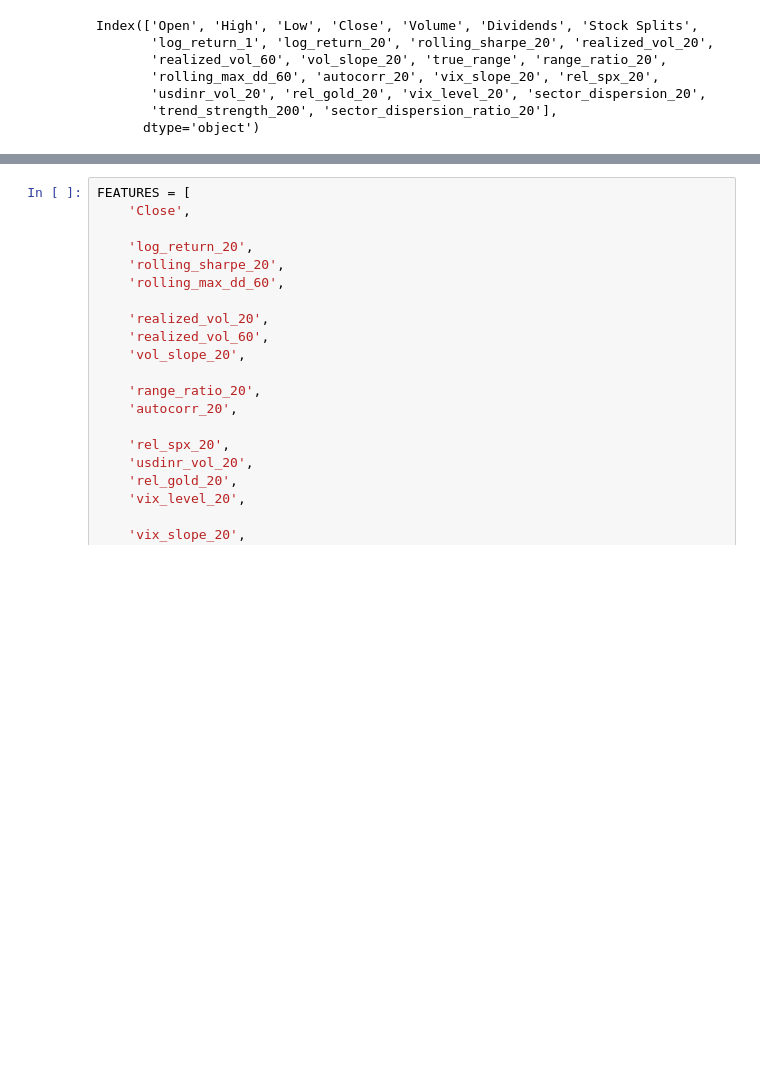
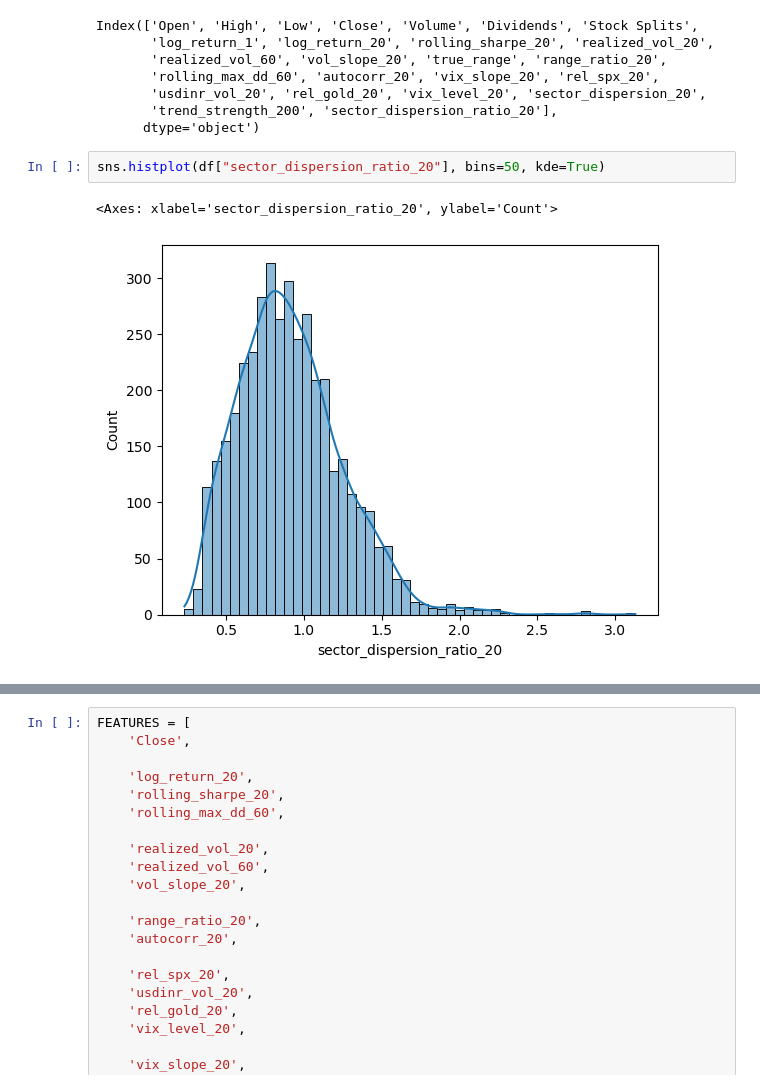
Before and after one commit to gautamnaik1994/gmmm-direction-prediction, a Jupyter notebook: notebooks/data_prep/12.TS2Vec_data_prep_v3.ipynb, the cells around one changed output, grey strips where cells are left out. Drawn from its saved outputs; the diff is of its cells as text; blank space fills up the shorter version.

```diff
--- a/notebooks/data_prep/12.TS2Vec_data_prep_v3.ipynb
+++ b/notebooks/data_prep/12.TS2Vec_data_prep_v3.ipynb
@@ -269,3 +330,8 @@ Index(['Open', 'High', 'Low', 'Close', 'Volume', 'Dividends', 'Stock Splits',
        'usdinr_vol_20', 'rel_gold_20', 'vix_level_20', 'sector_dispersion_20',
        'trend_strength_200', 'sector_dispersion_ratio_20'],
       dtype='object')
+# %%
+sns.histplot(df["sector_dispersion_ratio_20"], bins=50, kde=True)
+# %% [output]
+<Axes: xlabel='sector_dispersion_ratio_20', ylabel='Count'>
+[figure, added]
```
Also changed, not shown: parts of 16 cells of this notebook, 1 other file.
